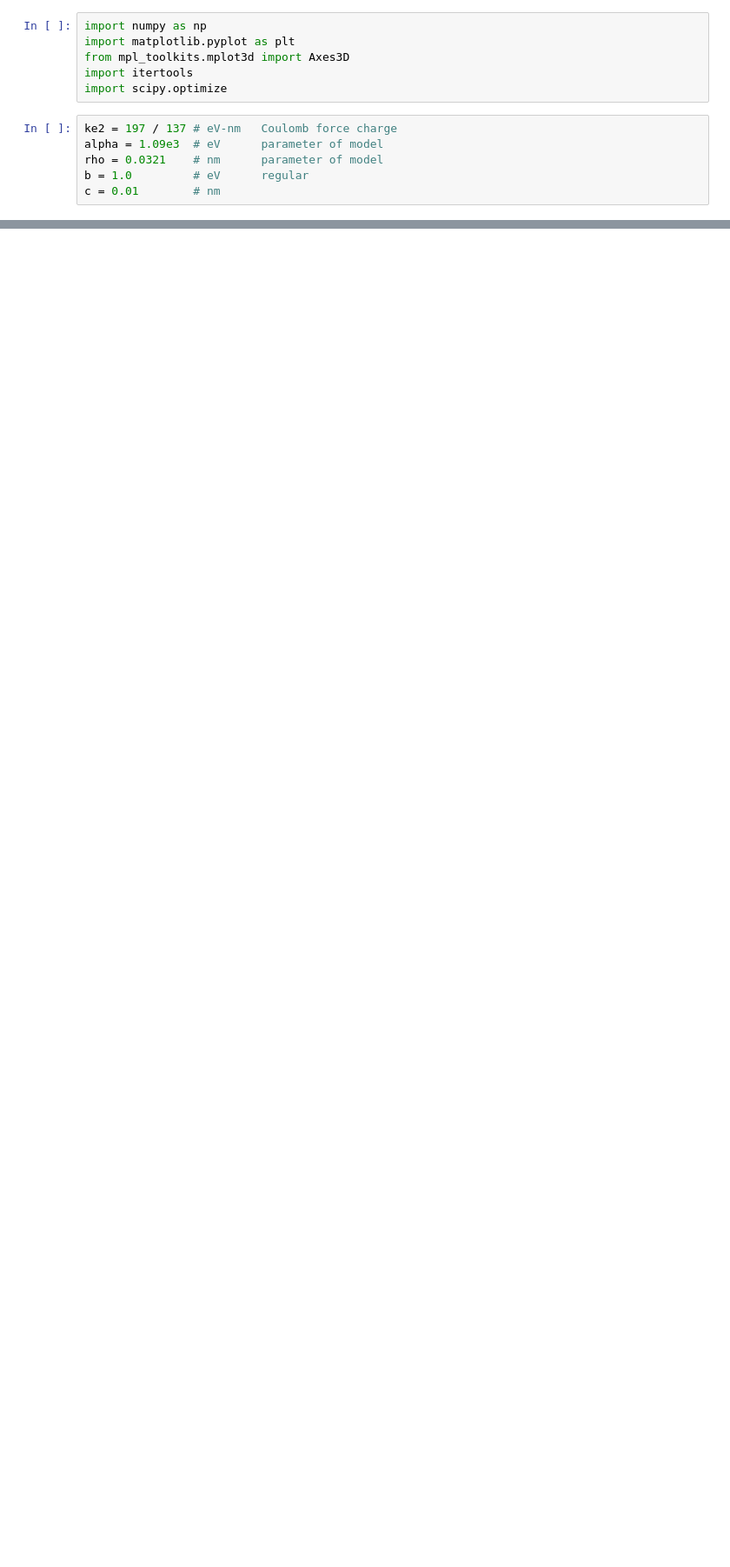
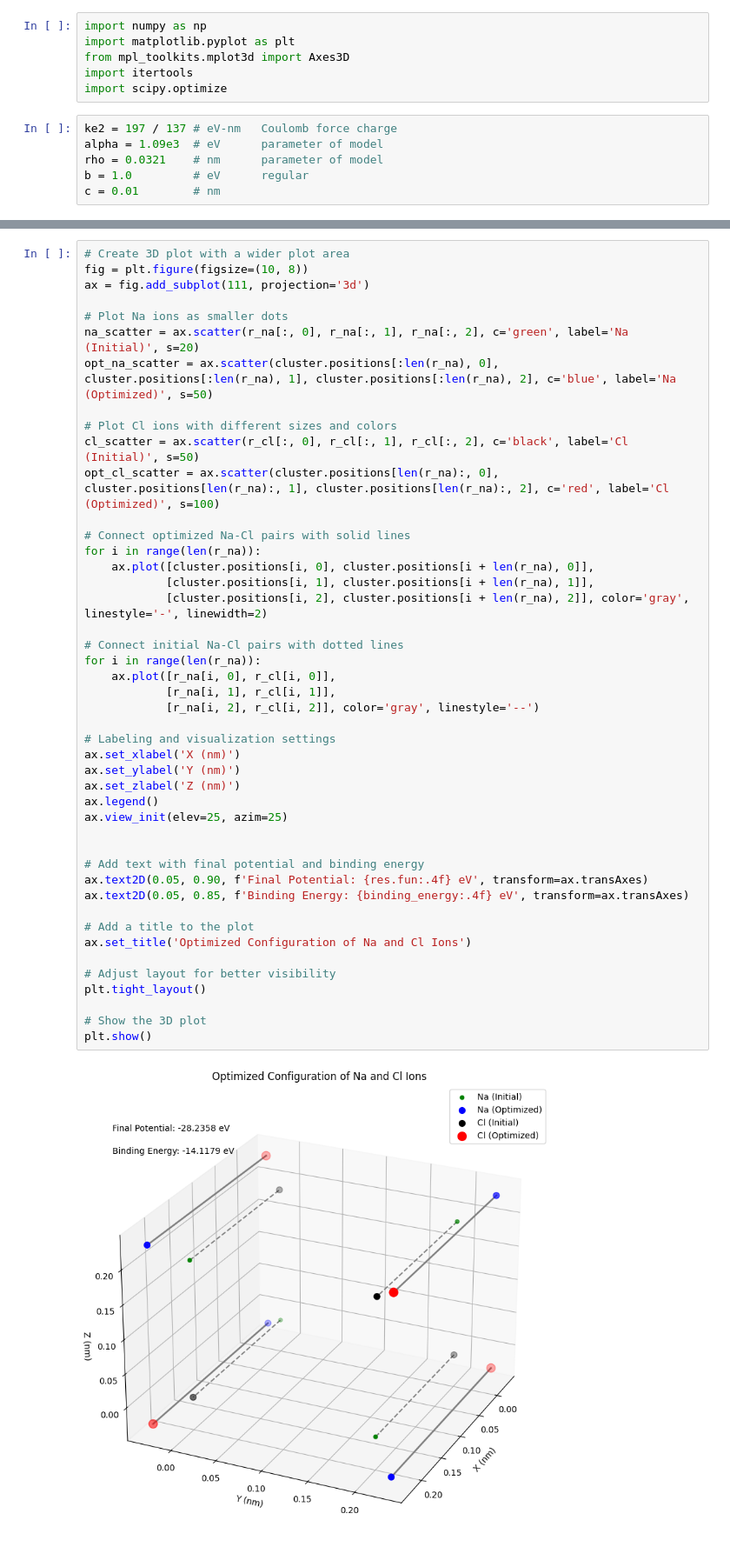
Before and after one commit to ubsuny/23-Homework7G4, a Jupyter notebook: cubic_nacl.ipynb, the cells around one changed output, grey strips where cells are left out. Shown at 87% size. Cells and saved outputs as stored; diff of their text form; blank space fills up the shorter version.

```diff
--- a/cubic_nacl.ipynb
+++ b/cubic_nacl.ipynb
@@ -125,0 +269,47 @@ plt.show()
+# %%
+# Create 3D plot with a wider plot area
+fig = plt.figure(figsize=(10, 8))
+ax = fig.add_subplot(111, projection='3d')
+
+# Plot Na ions as smaller dots
+na_scatter = ax.scatter(r_na[:, 0], r_na[:, 1], r_na[:, 2], c='green', label='Na (Initial)', s=20)
+opt_na_scatter = ax.scatter(cluster.positions[:len(r_na), 0], cluster.positions[:len(r_na), 1], cluster.positions[:len(r_na), 2], c='blue', label='Na (Optimized)', s=50)
+
+# Plot Cl ions with different sizes and colors
+cl_scatter = ax.scatter(r_cl[:, 0], r_cl[:, 1], r_cl[:, 2], c='black', label='Cl (Initial)', s=50)
+opt_cl_scatter = ax.scatter(cluster.positions[len(r_na):, 0], cluster.positions[len(r_na):, 1], cluster.positions[len(r_na):, 2], c='red', label='Cl (Optimized)', s=100)
+
+# Connect optimized Na-Cl pairs with solid lines
+for i in range(len(r_na)):
+    ax.plot([cluster.positions[i, 0], cluster.positions[i + len(r_na), 0]],
+            [cluster.positions[i, 1], cluster.positions[i + len(r_na), 1]],
+            [cluster.positions[i, 2], cluster.positions[i + len(r_na), 2]], color='gray', linestyle='-', linewidth=2)
+
+# Connect initial Na-Cl pairs with dotted lines
+for i in range(len(r_na)):
+    ax.plot([r_na[i, 0], r_cl[i, 0]],
+            [r_na[i, 1], r_cl[i, 1]],
+            [r_na[i, 2], r_cl[i, 2]], color='gray', linestyle='--')
+
+# Labeling and visualization settings
+ax.set_xlabel('X (nm)')
+ax.set_ylabel('Y (nm)')
+ax.set_zlabel('Z (nm)')
+ax.legend()
+ax.view_init(elev=25, azim=25)
+
+
+# Add text with final potential and binding energy
+ax.text2D(0.05, 0.90, f'Final Potential: {res.fun:.4f} eV', transform=ax.transAxes)
+ax.text2D(0.05, 0.85, f'Binding Energy: {binding_energy:.4f} eV', transform=ax.transAxes)
+
+# Add a title to the plot
+ax.set_title('Optimized Configuration of Na and Cl Ions')
+
+# Adjust layout for better visibility
+plt.tight_layout()
+
+# Show the 3D plot
+plt.show()
+# %% [output]
+[figure, added]
```
Also changed, not shown: parts of 6 cells of this notebook.
